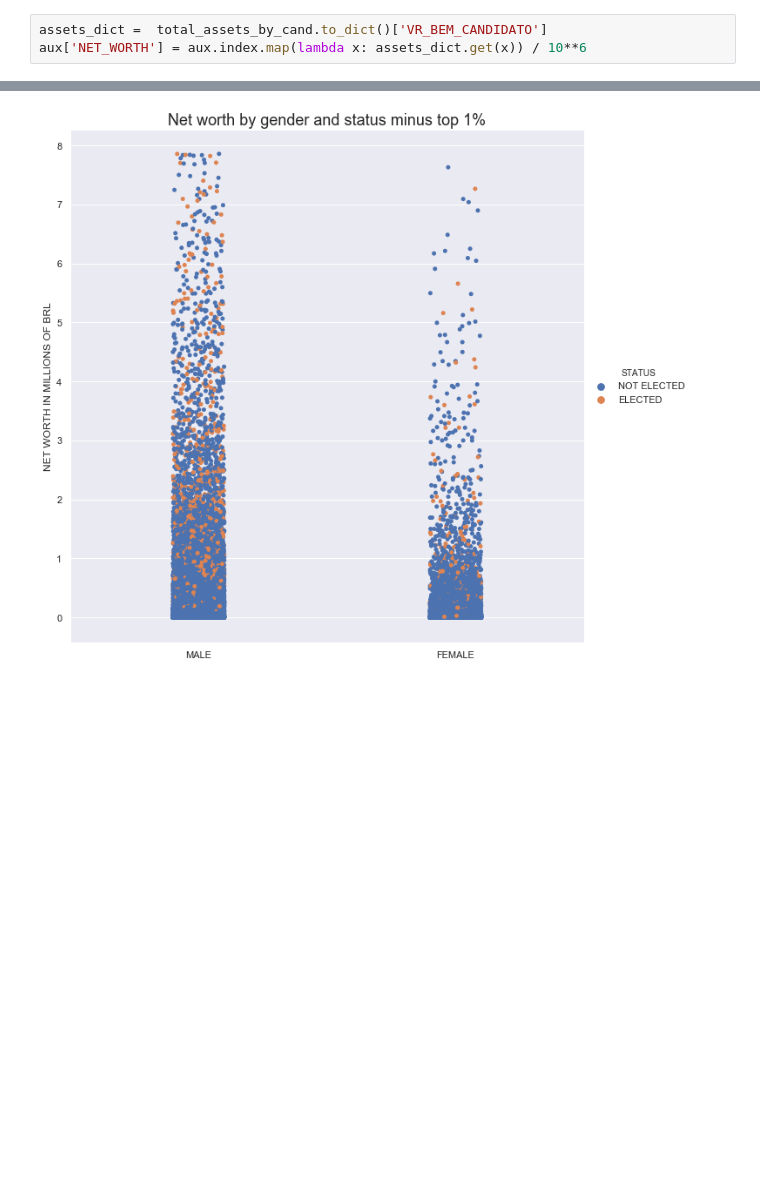
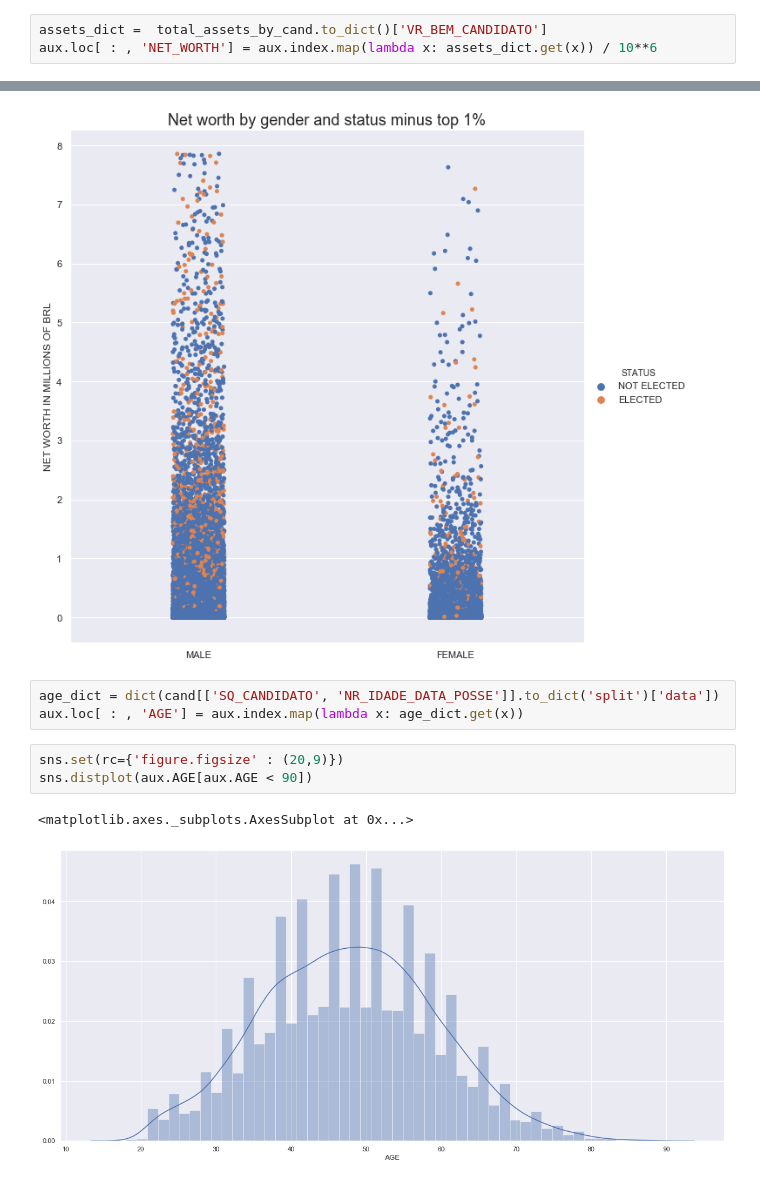
Before and after one commit to gguillaux/brazil_elections_2018, a Jupyter notebook: EDA.ipynb, the cells around one changed output, grey strips where cells are left out. Saved outputs shown, nothing was run; the diff lists cells and outputs as text; blank space fills up the shorter version.

```diff
--- a/EDA.ipynb
+++ b/EDA.ipynb
@@ -197,4 +182,4 @@ plt.show()
 [figure]
 # %%
 assets_dict =  total_assets_by_cand.to_dict()['VR_BEM_CANDIDATO']
-aux['NET_WORTH'] = aux.index.map(lambda x: assets_dict.get(x)) / 10**6
+aux.loc[ : , 'NET_WORTH'] = aux.index.map(lambda x: assets_dict.get(x)) / 10**6
@@ -220,3 +200,12 @@ plt.title('Net worth by gender and status minus top 1%',
 plt.show()
 # %% [output]
 [figure]
+# %%
+age_dict = dict(cand[['SQ_CANDIDATO', 'NR_IDADE_DATA_POSSE']].to_dict('split')['data'])
+aux.loc[ : , 'AGE'] = aux.index.map(lambda x: age_dict.get(x))
+# %%
+sns.set(rc={'figure.figsize' : (20,9)})
+sns.distplot(aux.AGE[aux.AGE < 90])
+# %% [output]
+<matplotlib.axes._subplots.AxesSubplot at 0x...>
+[figure, added]
```
Also changed, not shown: parts of 4 cells of this notebook.
